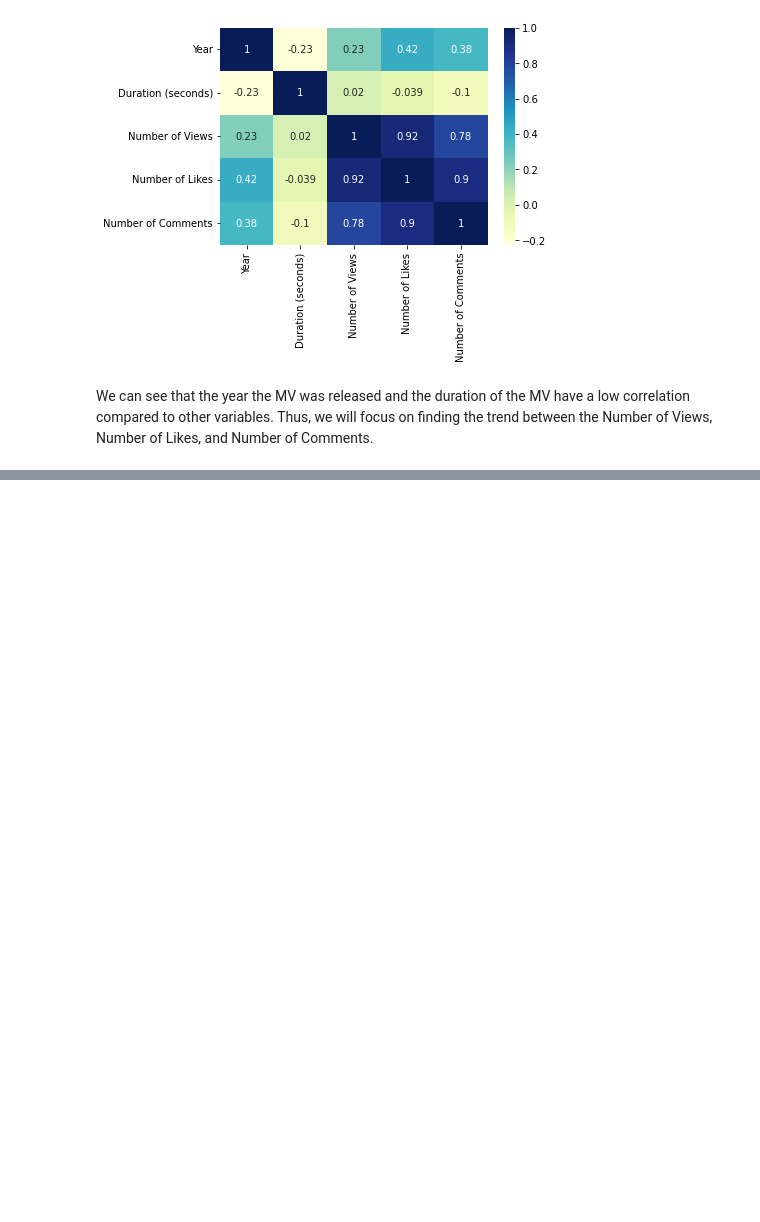
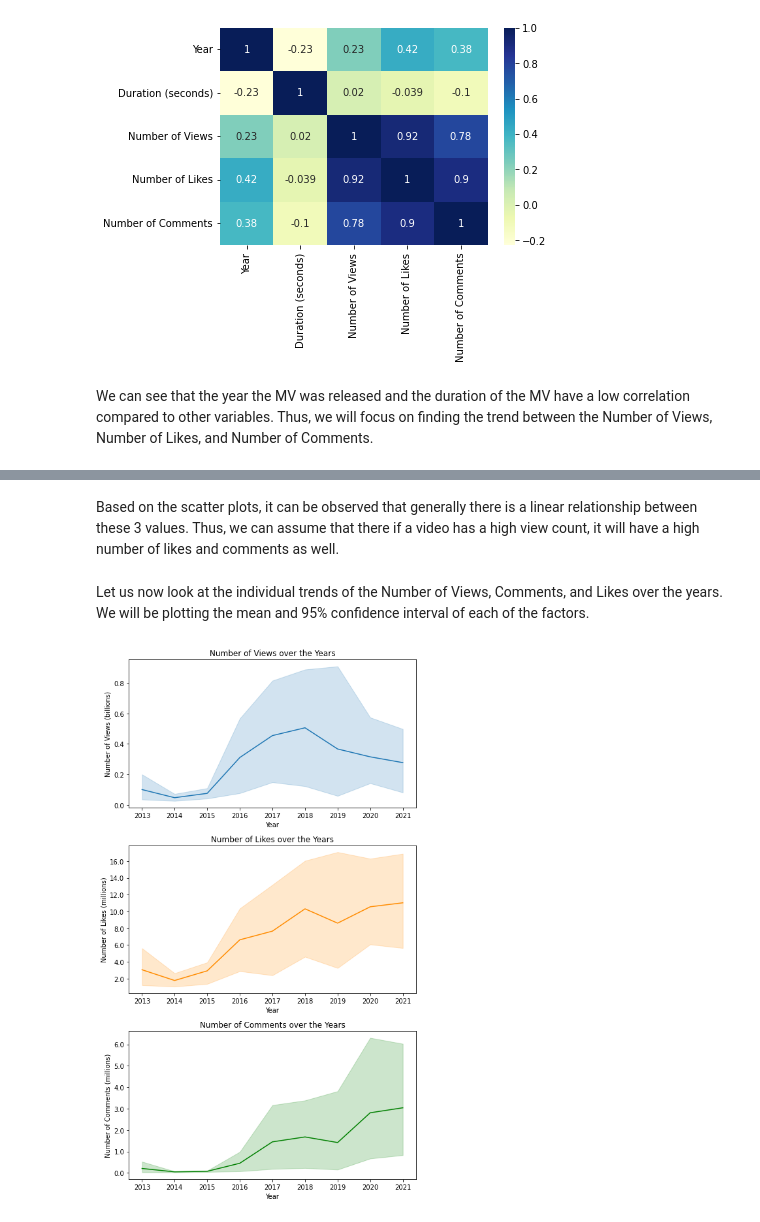
Before and after one commit to aulacson/bts-mv-project, a Jupyter notebook: bts_mv_trends.ipynb, the cells around one changed output, grey strips where cells are left out. Drawn from its saved outputs; the diff is of its cells as text; code cells hidden in the pictures; blank space fills up the shorter version.

```diff
--- a/bts_mv_trends.ipynb
+++ b/bts_mv_trends.ipynb
@@ -256,0 +258,30 @@ plt.show()
+# %% [markdown]
+Based on the scatter plots, it can be observed that generally there is a linear relationship between these 3 values. Thus, we can assume that there if a video has a high view count, it will have a high number of likes and comments as well.
+# %% [markdown]
+Let us now look at the individual trends of the Number of Views, Comments, and Likes over the years. We will be plotting the mean and 95% confidence interval of each of the factors.
+# %%
+fig_c, ax_c = plt.subplots(3,1,figsize = (7,12))
+
+#sns.lineplot(data=df, x='Date', y='Number of Views', ax=ax_c[0])
+sns.lineplot(data=df, x='Year', y='Number of Views', ax=ax_c[0])
+ax_c[0].yaxis.set_major_formatter(billions_formatter)
+ax_c[0].yaxis.set_minor_formatter(NullFormatter())
+ax_c[0].set_ylabel("Number of Views (billions)")
+ax_c[0].set_title("Number of Views over the Years")
+
+sns.lineplot(data=df, x='Year', y='Number of Likes', ax=ax_c[1], color='darkorange')
+ax_c[1].yaxis.set_major_formatter(millions_formatter)
+ax_c[1].yaxis.set_minor_formatter(NullFormatter())
+ax_c[1].set_ylabel("Number of Likes (millions)")
+ax_c[1].set_title("Number of Likes over the Years")
+
+sns.lineplot(data=df, x='Year', y='Number of Comments', ax=ax_c[2], color='green')
+ax_c[2].yaxis.set_major_formatter(millions_formatter)
+ax_c[2].yaxis.set_minor_formatter(NullFormatter())
+ax_c[2].set_ylabel("Number of Comments (millions)")
+ax_c[2].set_title("Number of Comments over the Years")
+
+fig_c.tight_layout()
+plt.show()
+# %% [output]
+[figure, added]
```
Also changed, not shown: parts of 6 cells of this notebook.
